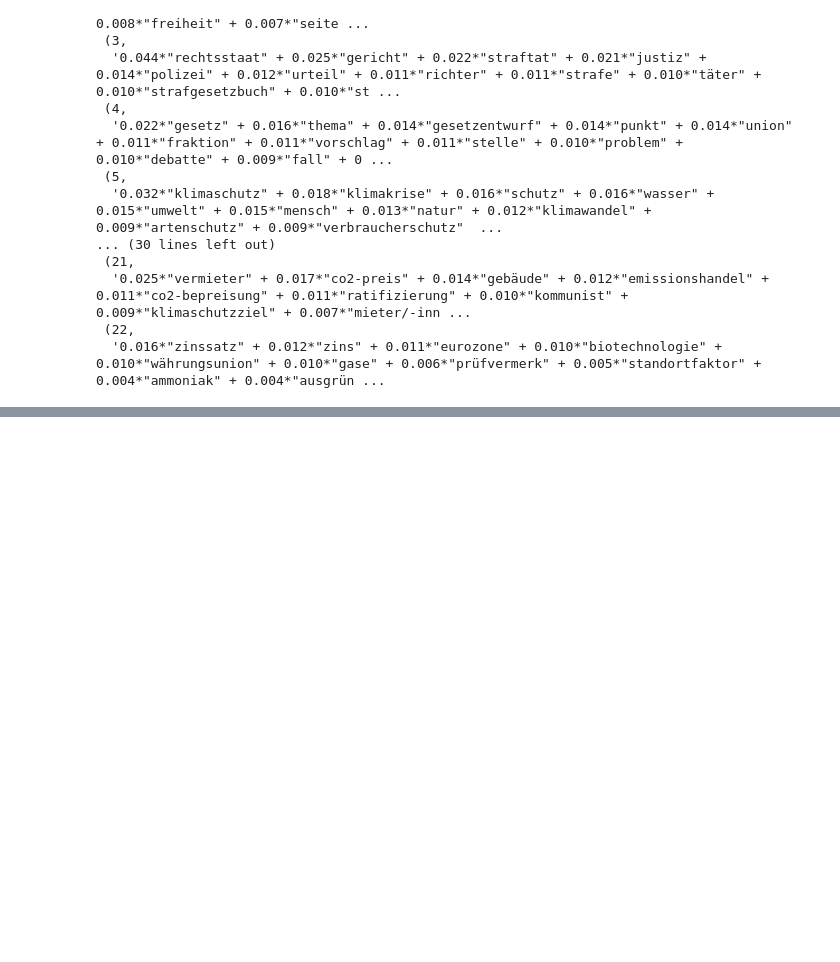
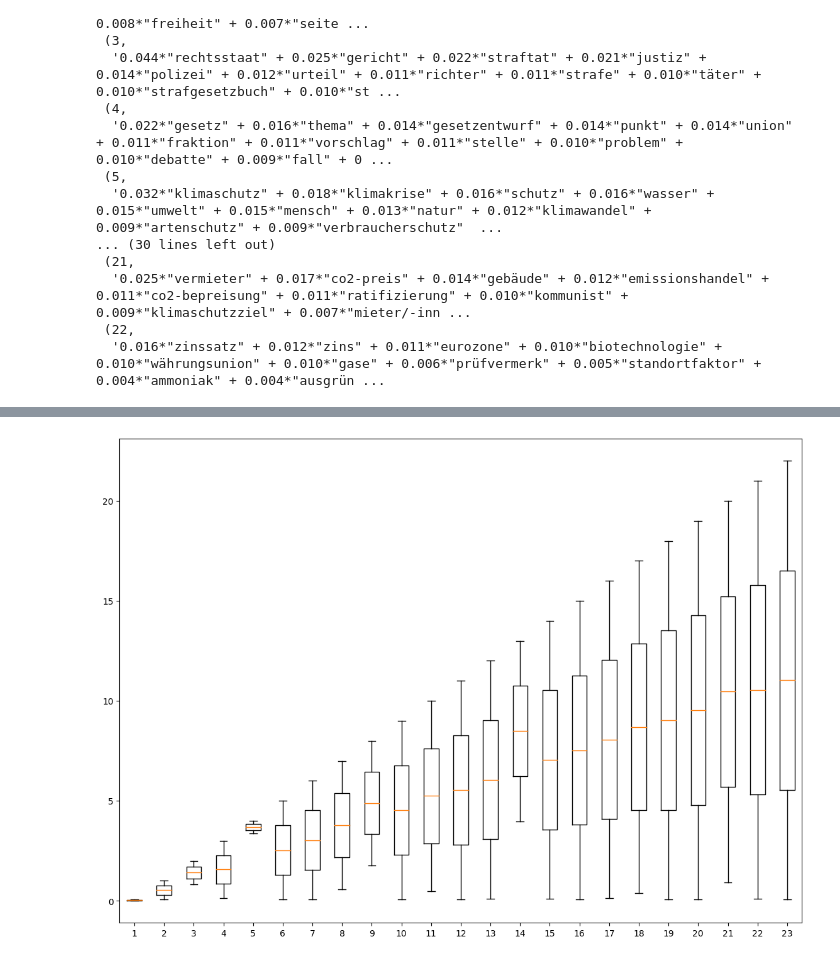
Before and after one commit to SolemnStack/NLP-Kommentare-Sentiment-Bundestag, a Jupyter notebook: Topic Modelling.ipynb, the cells around one changed output, grey strips where cells are left out. Drawn from its saved outputs; the diff is of its cells as text; code cells hidden in the pictures; blank space fills up the shorter version.

Commit message:
added sentiws, some additions to topic modelling

```diff
--- a/Topic Modelling.ipynb
+++ b/Topic Modelling.ipynb
@@ -259,0 +470,29 @@ print(alltexts[5500])
+# %%
+topicsPerMonth = []
+i = 1
+while i < 16:
+    topicsPerMonth.append((i, '', 0))
+    i += 1
+
+#print(SumTopicsPerMonth(topicsPerSession[0:14]))
+topicsPerMonth[0] = (1, "10.21", topicsPerSession[0][1])
+topicsPerMonth[1] = (2, "11.21", SumTopicsPerMonth(topicsPerSession[1:2]))
+topicsPerMonth[2] = (3, "12.21", SumTopicsPerMonth(topicsPerSession[3:8]))
+topicsPerMonth[3] = (4, "01.22", SumTopicsPerMonth(topicsPerSession[9:14]))
+topicsPerMonth[4] = (5, "02.22", SumTopicsPerMonth(topicsPerSession[15:18]))
+topicsPerMonth[5] = (6, "03.22", SumTopicsPerMonth(topicsPerSession[19:25]))
+topicsPerMonth[6] = (7, "04.22", SumTopicsPerMonth(topicsPerSession[26:31]))
+topicsPerMonth[7] = (8, "05.22", SumTopicsPerMonth(topicsPerSession[32:38]))
+topicsPerMonth[8] = (9, "06.22", SumTopicsPerMonth(topicsPerSession[39:44]))
+topicsPerMonth[9] = (10, "07.22", SumTopicsPerMonth(topicsPerSession[45:47]))
+topicsPerMonth[10] = (11, "09.22", SumTopicsPerMonth(topicsPerSession[48:57]))
+topicsPerMonth[11] = (12, "10.22", SumTopicsPerMonth(topicsPerSession[58:63]))
+topicsPerMonth[12] = (13, "11.22", SumTopicsPerMonth(topicsPerSession[64:71]))
+topicsPerMonth[13] = (14, "12.22", SumTopicsPerMonth(topicsPerSession[72:76]))
+topicsPerMonth[14] = (15, "01.23", SumTopicsPerMonth(topicsPerSession[77:82]))
+
+'''
+for month in topicsPerMonth:
+    print(month)
+    print('')
+'''
@@ -259,0 +543,18 @@ print(alltexts[5500])
+# %%
+# Import libraries
+import matplotlib.pyplot as plt
+import numpy as np
+
+
+# Creating dataset
+data = topicsPerMonth[0][2]
+
+fig = plt.figure(figsize =(14, 10))
+
+# Creating plot
+plt.boxplot(data)
+
+# show plot
+plt.show()
+# %% [output]
+[figure, added]
```
Also changed, not shown: parts of 18 cells of this notebook, 4 other files.
